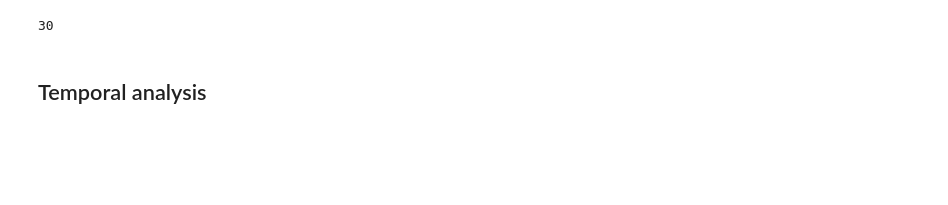
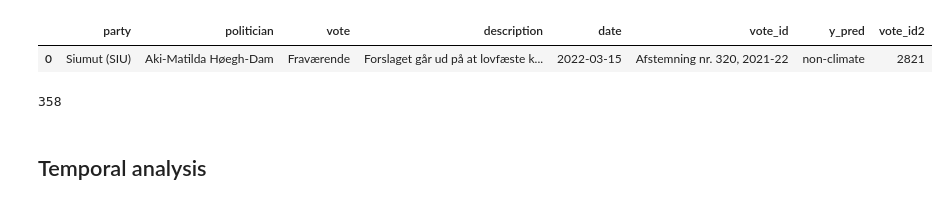
Before and after one commit to jonahank/Vote-Prediction-Model, a Jupyter notebook: data_analysis/votes_exploration.ipynb, the cells around one changed output. Saved outputs shown, nothing was run; the diff lists cells and outputs as text; code cells hidden in the pictures; blank space fills up the shorter version.

```diff
--- a/data_analysis/votes_exploration.ipynb
+++ b/data_analysis/votes_exploration.ipynb
@@ -7,16 +7,21 @@ from datetime import datetime
 # %%
 ## Load data
 #df = pd.read_csv("../political_vote_classifiers/votes_scored_v2_1_utf.csv").drop(columns=["Unnamed: 0"]).rename(columns={"description":"text"})
-df = pd.read_csv("../political_vote_classifiers/votes_scored_v2_1_utf.csv").drop(columns=["Unnamed: 0"]).rename(columns={"description":"text"})
+#df = pd.read_csv("../political_vote_classifiers/votes_scored_v2_1_utf.csv").drop(columns=["Unnamed: 0"]).rename(columns={"description":"text"})
+df = pd.read_pickle("../climate_classifier/scored_data/votes_data_all_expanded_politician.pkl")
+df.head(1)
+# %% [output]
+|  | party | politician | vote | description | date | vote_id | y_pred | vote_id2 |
+| 0 | Siumut (SIU) | Aki-Matilda Høegh-Dam | Fraværende | Forslaget går ud på at lovfæste k... | 2022-03-15 | Afstemning nr. 320, 2021-22 | non-climate | 2821 |
 # %%
 df['date'] = pd.to_datetime(df['date'])
 # %%
 df['climate'] = df['y_pred'].apply(lambda x: 1 if x=="climate" else 0)
 df['non-climate'] = df['y_pred'].apply(lambda x: 1 if x=="non-climate" else 0)
 # %%
-len(df[(df['text'].str.contains("covid")) & (df['y_pred']=='climate')])
+len(df[(df['description'].str.contains("covid")) & (df['y_pred']=='climate')]) ## It is only 2 meetings with 179 members in each
 # %% [output]
-30
+358
 # %% [markdown]
 ## Temporal analysis
 # %%
```
Also changed, not shown: parts of 4 cells of this notebook, 3 other files.
